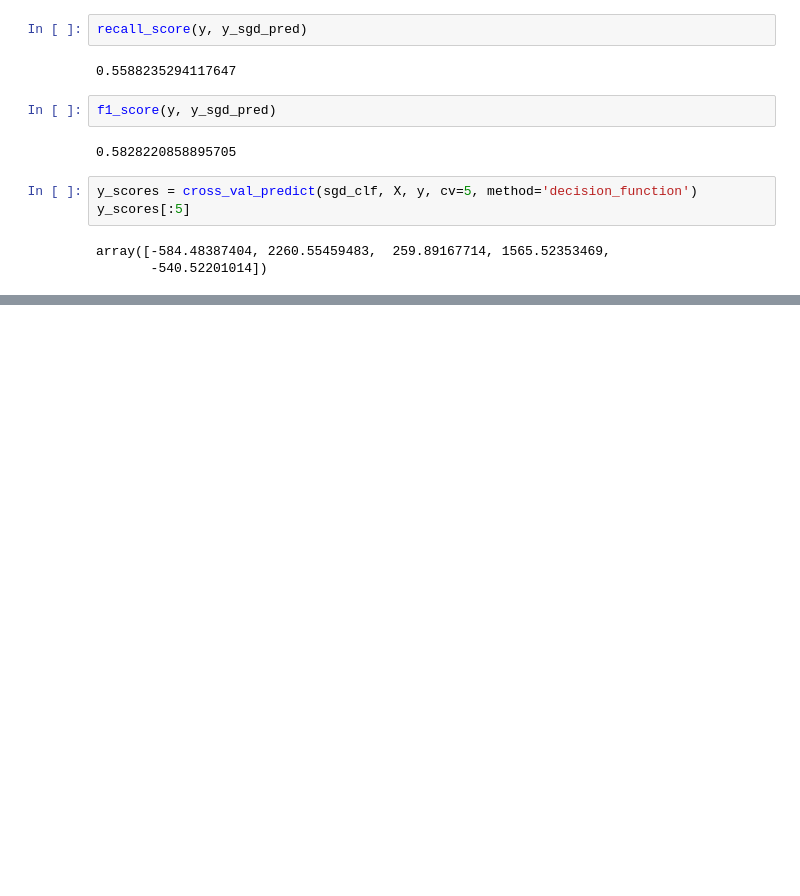
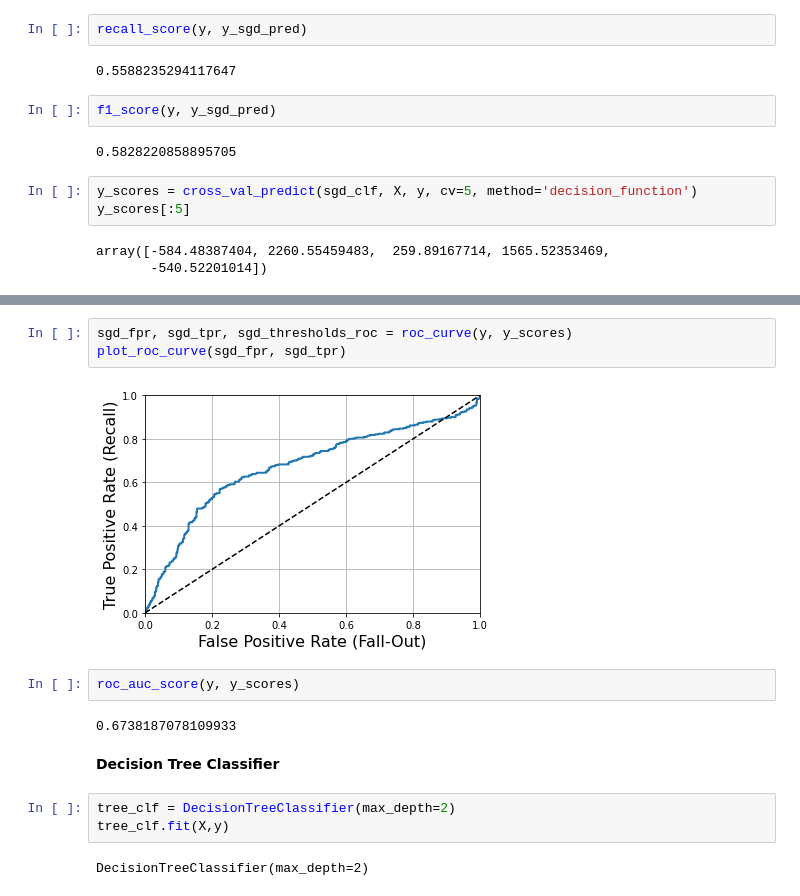
Before and after one commit to Shredder42/titanic, a Jupyter notebook: analysis.ipynb, the cells around one changed output, grey strips where cells are left out. Saved outputs shown, nothing was run; the diff lists cells and outputs as text; blank space fills up the shorter version.

Commit message:
initial classifiers

```diff
--- a/analysis.ipynb
+++ b/analysis.ipynb
@@ -457,0 +502,16 @@ array([-584.48387404, 2260.55459483,  259.89167714, 1565.52353469,
+# %%
+sgd_fpr, sgd_tpr, sgd_thresholds_roc = roc_curve(y, y_scores)
+plot_roc_curve(sgd_fpr, sgd_tpr)
+# %% [output]
+[figure, added]
+# %%
+roc_auc_score(y, y_scores)
+# %% [output]
+0.6738187078109933
+# %% [markdown]
+**Decision Tree Classifier**
+# %%
+tree_clf = DecisionTreeClassifier(max_depth=2)
+tree_clf.fit(X,y)
+# %% [output]
+DecisionTreeClassifier(max_depth=2)
```
Also changed, not shown: parts of 12 cells of this notebook.
